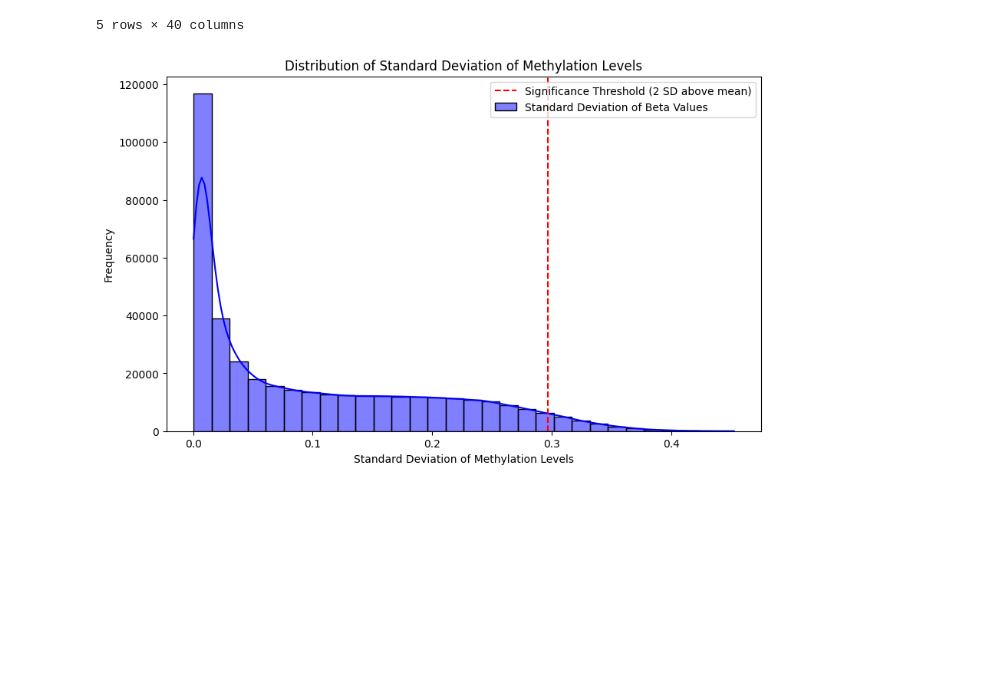
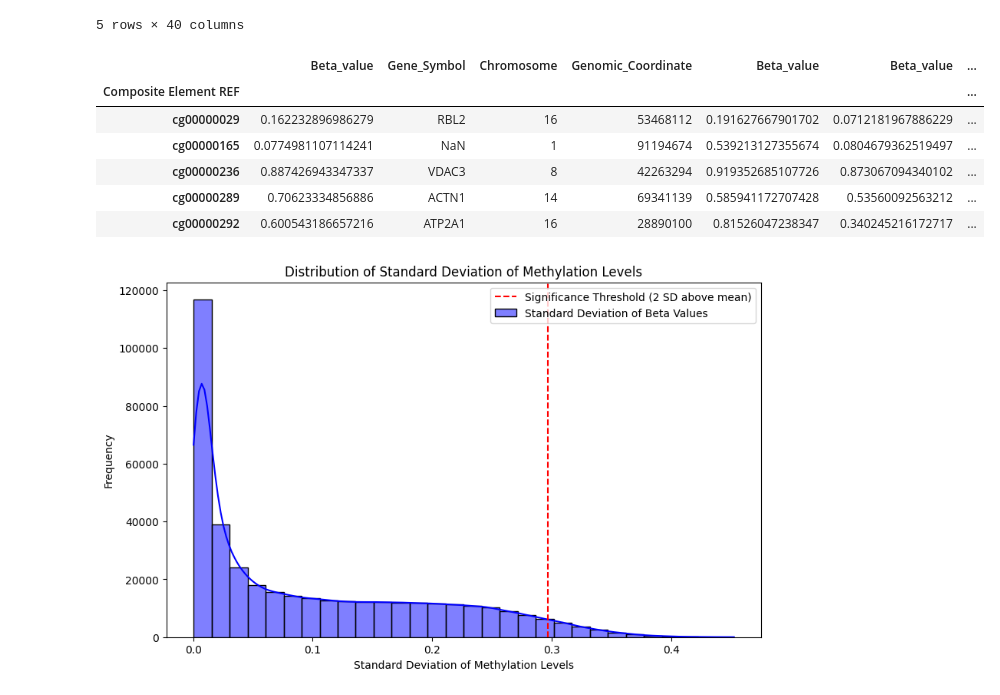
Before and after one commit to killica/Cluster-analysis-of-epigenome, a Jupyter notebook: ClusterAnalysisOfEpigenome.ipynb, the cells around one changed output. Saved outputs shown, nothing was run; the diff lists cells and outputs as text; code cells hidden in the pictures; blank space fills up the shorter version.

```diff
--- a/ClusterAnalysisOfEpigenome.ipynb
+++ b/ClusterAnalysisOfEpigenome.ipynb
@@ -58,6 +58,23 @@ df.head()
 | cg00000289 | 0.70623334856886 | ACTN1 | 14 | 69341139 | 0.585941172707428 | ACTN1 | ... |
 | cg00000292 | 0.600543186657216 | ATP2A1 | 16 | 28890100 | 0.81526047238347 | ATP2A1 | ... |
 5 rows × 40 columns
+# %%
+# Drop redundant Gene_symbol, Chromosome and Genomic_Coordinate columns
+
+# Keep only the first occurrence of specific columns
+columns_to_deduplicate = ['Chromosome', 'Gene_Symbol', 'Genomic_Coordinate']
+df = df.loc[:, ~df.columns.duplicated(keep='first') | ~df.columns.isin(columns_to_deduplicate)]
+
+# Check the updated DataFrame
+df.head()
+# %% [output]
+|  | Beta_value | Gene_Symbol | Chromosome | Genomic_Coordinate | Beta_value | Beta_value | ... |
+| Composite Element REF |  |  |  |  |  |  | ... |
+| cg00000029 | 0.162232896986279 | RBL2 | 16 | 53468112 | 0.191627667901702 | 0.0712181967886229 | ... |
+| cg00000165 | 0.0774981107114241 | NaN | 1 | 91194674 | 0.539213127355674 | 0.0804679362519497 | ... |
+| cg00000236 | 0.887426943347337 | VDAC3 | 8 | 42263294 | 0.919352685107726 | 0.873067094340102 | ... |
+| cg00000289 | 0.70623334856886 | ACTN1 | 14 | 69341139 | 0.585941172707428 | 0.53560092563212 | ... |
+| cg00000292 | 0.600543186657216 | ATP2A1 | 16 | 28890100 | 0.81526047238347 | 0.340245216172717 | ... |
 # %%
 # Extract only Beta_value columns
 beta_value_columns = [index for index, column in enumerate(df.columns) if 'Beta_value' in column]
```
Also changed, not shown: parts of 2 cells of this notebook.
